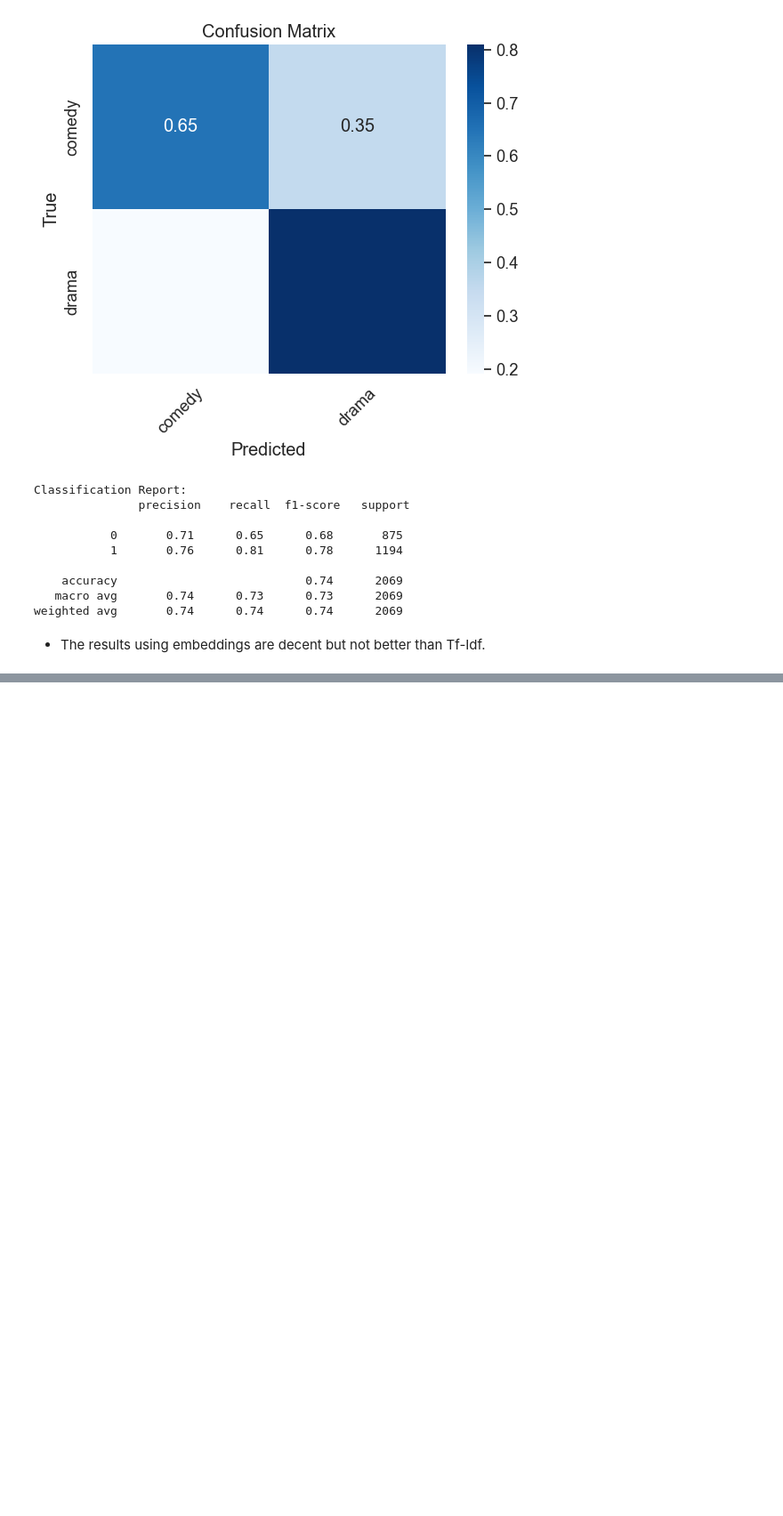
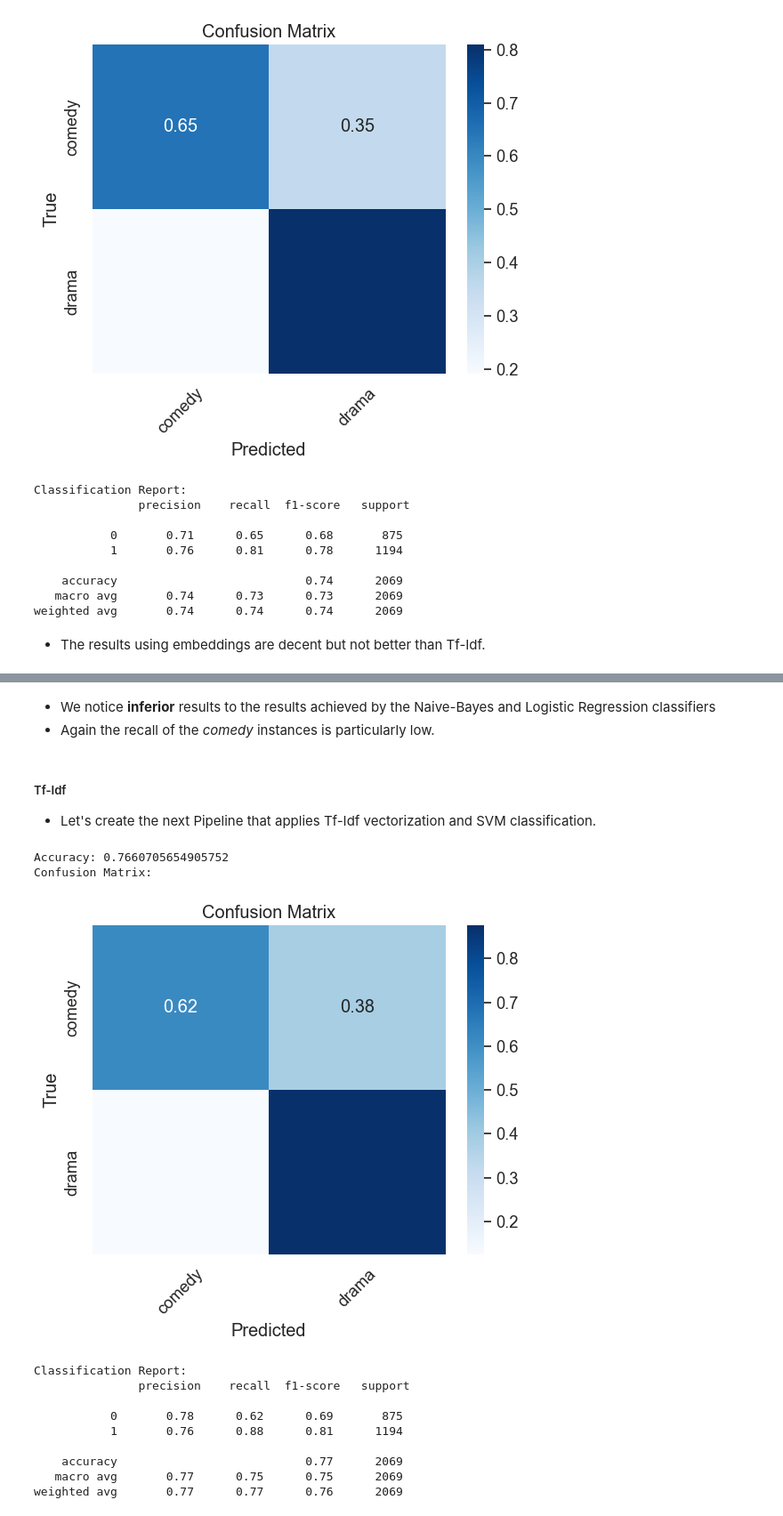
Before and after one commit to giorgossideris/movie_plots_nlp, a Jupyter notebook: genre_classification.ipynb, the cells around one changed output, grey strips where cells are left out. Shown: that part at 89% size. Drawn from its saved outputs; the diff is of its cells as text; code cells hidden in the pictures; blank space fills up the shorter version.

```diff
--- a/genre_classification.ipynb
+++ b/genre_classification.ipynb
@@ -487,0 +513,22 @@ weighted avg       0.74      0.74      0.74      2069
+# %% [markdown]
+* We notice **inferior** results to the results achieved by the Naive-Bayes and Logistic Regression classifiers
+* Again the recall of the *comedy* instances is particularly low.
+# %% [markdown]
+##### Tf-Idf
+* Let's create the next Pipeline that applies Tf-Idf vectorization and SVM classification.
+# %%
+tf_idf_svm_classifier = perform_simple_text_classification(tf_idf_vectorizer, SVC(), cleaned_X_train,
+                                                       cleaned_X_test, y_train, y_test)
+# %% [output]
+Accuracy: 0.7660705654905752
+Confusion Matrix:
+[figure, added]
+Classification Report:
+               precision    recall  f1-score   support
+
+           0       0.78      0.62      0.69       875
+           1       0.76      0.88      0.81      1194
+
+    accuracy                           0.77      2069
+   macro avg       0.77      0.75      0.75      2069
+weighted avg       0.77      0.77      0.76      2069
```
Also changed, not shown: parts of 9 cells of this notebook.
